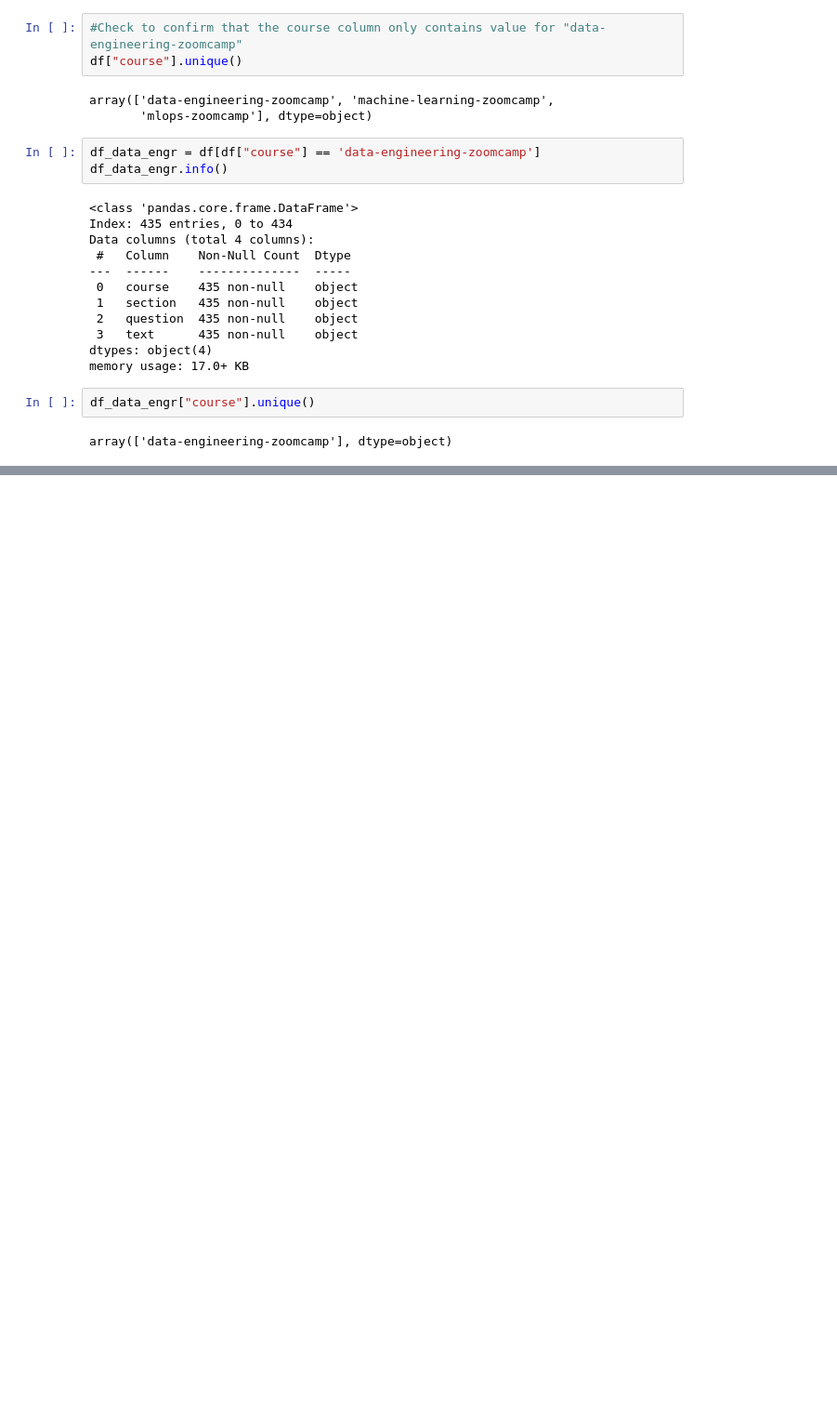
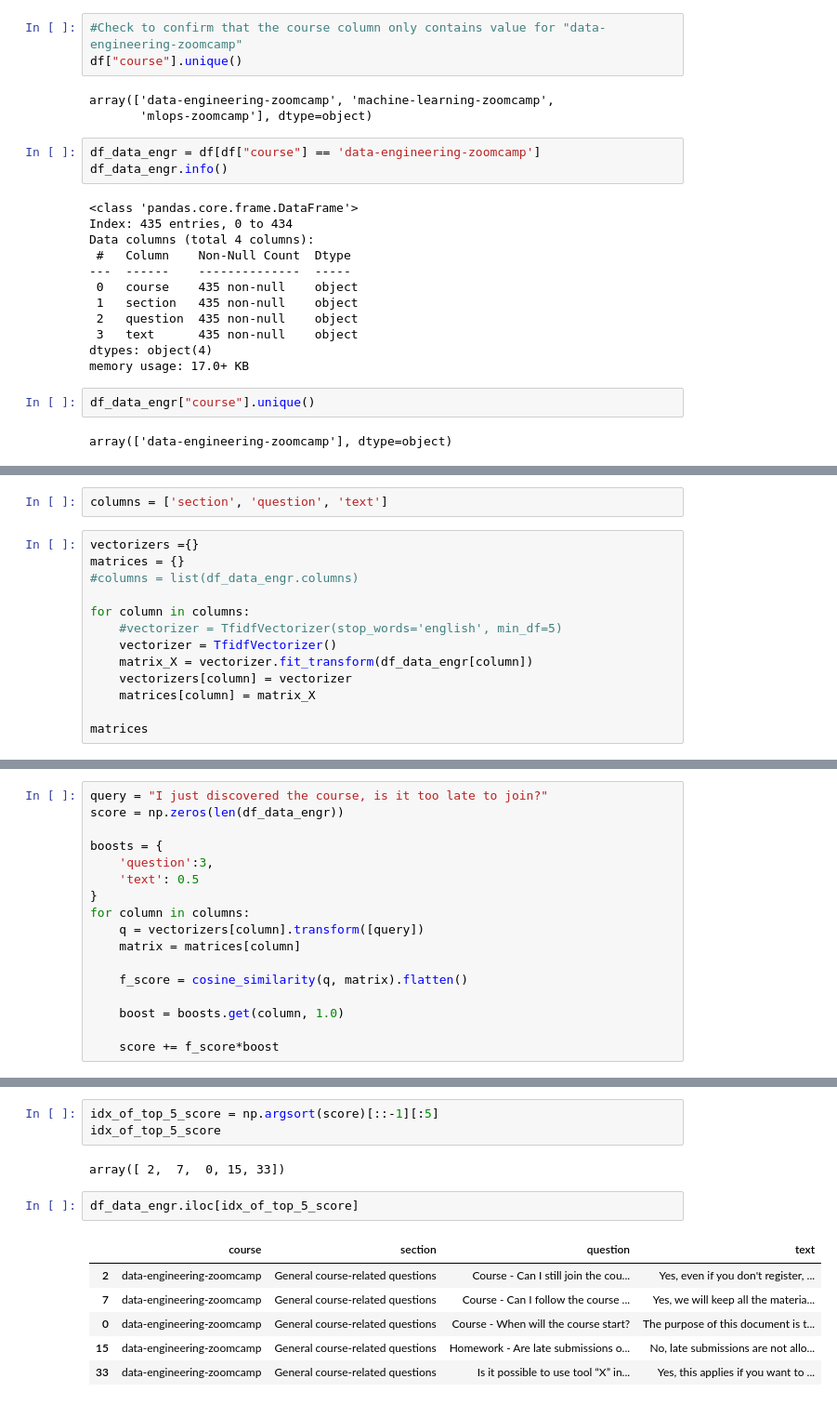
Before and after one commit to endiesworld/LLM-workSpace, a Jupyter notebook: intro/Search-Engine.ipynb, the cells around one changed output, grey strips where cells are left out. Shown at 93% size. Drawn from its saved outputs; the diff is of its cells as text; blank space fills up the shorter version.

```diff
--- a/intro/Search-Engine.ipynb
+++ b/intro/Search-Engine.ipynb
@@ -84,0 +288,15 @@ array(['data-engineering-zoomcamp'], dtype=object)
+# %%
+columns = ['section', 'question', 'text']
+# %%
+vectorizers ={}
+matrices = {}
+#columns = list(df_data_engr.columns)
+
+for column in columns:
+    #vectorizer = TfidfVectorizer(stop_words='english', min_df=5)
+    vectorizer = TfidfVectorizer()
+    matrix_X = vectorizer.fit_transform(df_data_engr[column])
+    vectorizers[column] = vectorizer
+    matrices[column] = matrix_X
+
+matrices
@@ -84,0 +310,17 @@ array(['data-engineering-zoomcamp'], dtype=object)
+# %%
+query = "I just discovered the course, is it too late to join?"
+score = np.zeros(len(df_data_engr))
+
+boosts = {
+    'question':3,
+    'text': 0.5
+}
+for column in columns:
+    q = vectorizers[column].transform([query])
+    matrix = matrices[column]
+
+    f_score = cosine_similarity(q, matrix).flatten()
+
+    boost = boosts.get(column, 1.0)
+
+    score += f_score*boost
@@ -84,0 +347,14 @@ array(['data-engineering-zoomcamp'], dtype=object)
+# %%
+idx_of_top_5_score = np.argsort(score)[::-1][:5]
+idx_of_top_5_score
+# %% [output]
+array([ 2,  7,  0, 15, 33])
+# %%
+df_data_engr.iloc[idx_of_top_5_score]
+# %% [output]
+|  | course | section | question | text |
+| 2 | data-engineering-zoomcamp | General course-related questions | Course - Can I still join the cou... | Yes, even if you don't register, ... |
+| 7 | data-engineering-zoomcamp | General course-related questions | Course - Can I follow the course ... | Yes, we will keep all the materia... |
+| 0 | data-engineering-zoomcamp | General course-related questions | Course - When will the course start? | The purpose of this document is t... |
+| 15 | data-engineering-zoomcamp | General course-related questions | Homework - Are late submissions o... | No, late submissions are not allo... |
+| 33 | data-engineering-zoomcamp | General course-related questions | Is it possible to use tool “X” in... | Yes, this applies if you want to ... |
```
Also changed, not shown: parts of 35 cells of this notebook.
